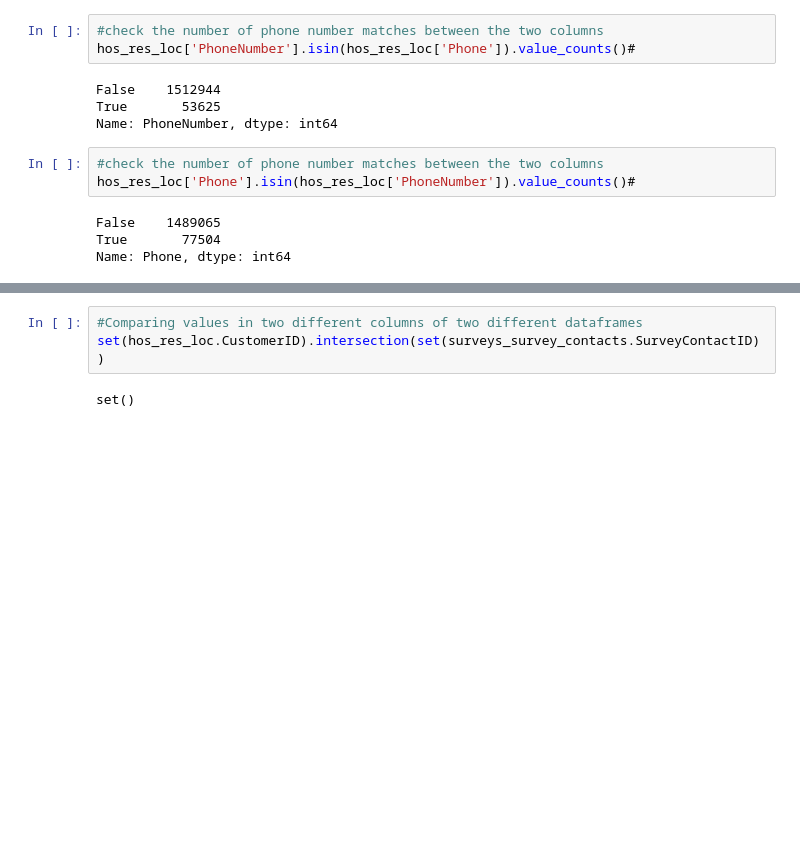
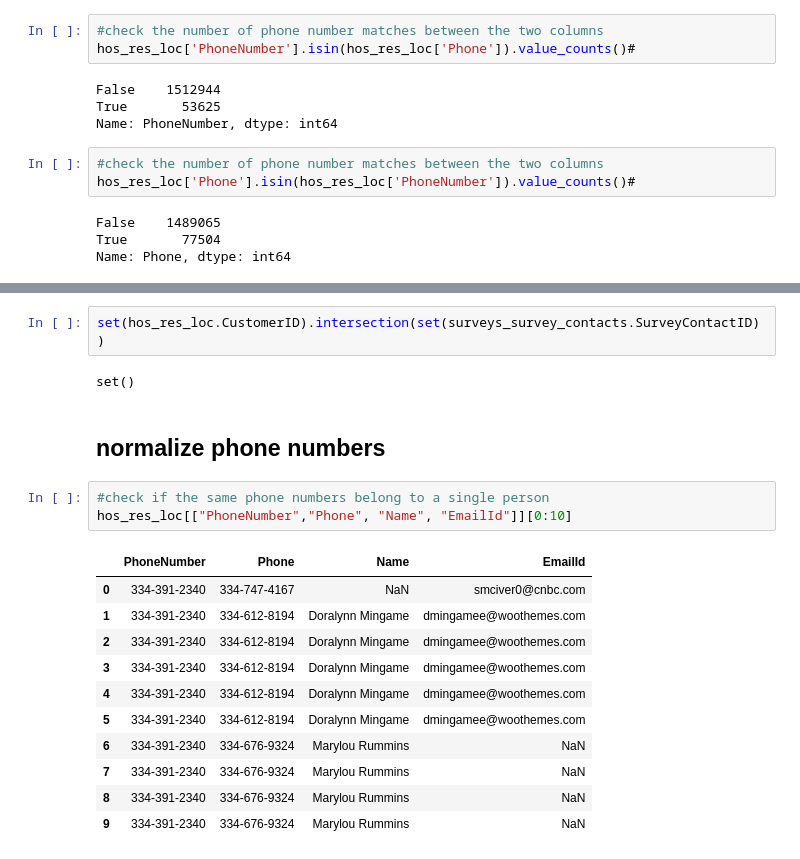
Before and after one commit to tashi-kyi/hackathon_ci, a Jupyter notebook: customer_insight.ipynb, the cells around one changed output, grey strips where cells are left out. Cells and saved outputs as stored; diff of their text form; blank space fills up the shorter version.

```diff
--- a/customer_insight.ipynb
+++ b/customer_insight.ipynb
@@ -209,5 +222,21 @@ set(hos_res_loc.columns).intersection(set(surveys_survey_contacts.columns))
 # %%
-#Comparing values in two different columns of two different dataframes
 set(hos_res_loc.CustomerID).intersection(set(surveys_survey_contacts.SurveyContactID))
 # %% [output]
 set()
+# %% [markdown]
+## normalize phone numbers
+# %%
+#check if the same phone numbers belong to a single person
+hos_res_loc[["PhoneNumber","Phone", "Name", "EmailId"]][0:10]
+# %% [output]
+|  | PhoneNumber | Phone | Name | EmailId |
+| 0 | 334-391-2340 | 334-747-4167 | NaN | smciver0@cnbc.com |
+| 1 | 334-391-2340 | 334-612-8194 | Doralynn Mingame | dmingamee@woothemes.com |
+| 2 | 334-391-2340 | 334-612-8194 | Doralynn Mingame | dmingamee@woothemes.com |
+| 3 | 334-391-2340 | 334-612-8194 | Doralynn Mingame | dmingamee@woothemes.com |
+| 4 | 334-391-2340 | 334-612-8194 | Doralynn Mingame | dmingamee@woothemes.com |
+| 5 | 334-391-2340 | 334-612-8194 | Doralynn Mingame | dmingamee@woothemes.com |
+| 6 | 334-391-2340 | 334-676-9324 | Marylou Rummins | NaN |
+| 7 | 334-391-2340 | 334-676-9324 | Marylou Rummins | NaN |
+| 8 | 334-391-2340 | 334-676-9324 | Marylou Rummins | NaN |
+| 9 | 334-391-2340 | 334-676-9324 | Marylou Rummins | NaN |
```
Also changed, not shown: parts of 14 cells of this notebook.
